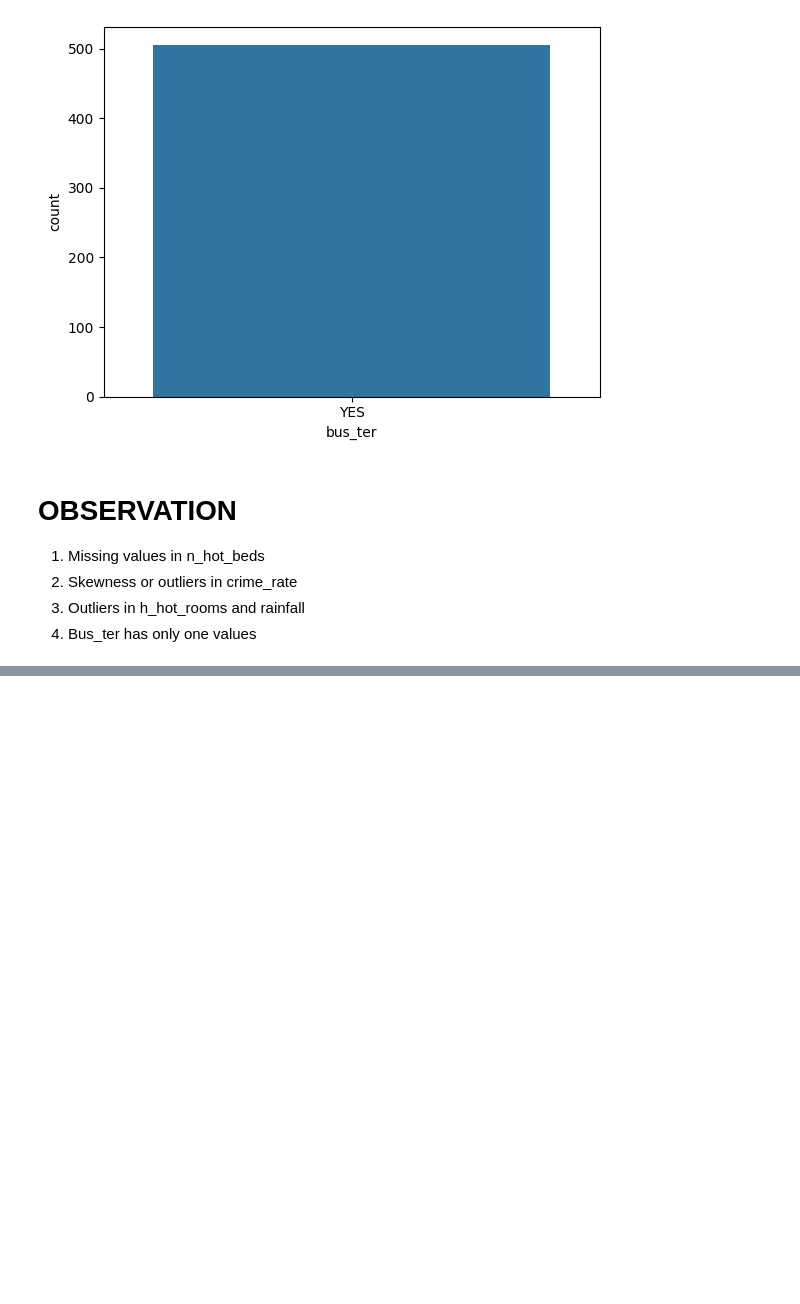
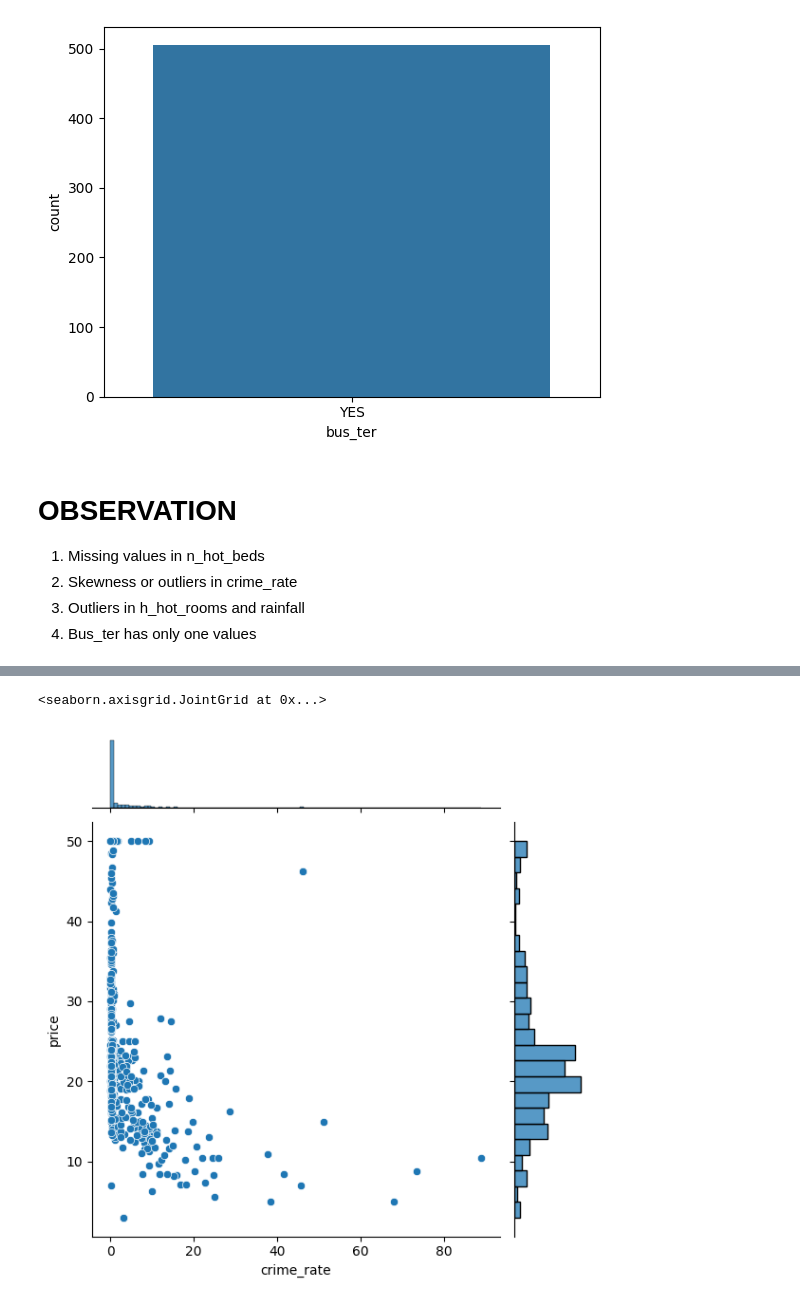
Before and after one commit to Senthil-Riddhish/Data_Analysis_, a Jupyter notebook: house-price-prediction.ipynb, the cells around one changed output, grey strips where cells are left out. Drawn from its saved outputs; the diff is of its cells as text; code cells hidden in the pictures; blank space fills up the shorter version.

```diff
--- a/house-price-prediction.ipynb
+++ b/house-price-prediction.ipynb
@@ -141,0 +165,12 @@ sns.countplot(data=df,x="bus_ter")
+# %%
+upper_n_hot_beds=np.percentile(df["n_hot_rooms"],[99])[0]
+lower_n_hot_beds=np.percentile(df["n_hot_rooms"],[1])[0]
+# %%
+df[df.n_hot_rooms>upper_n_hot_beds]=3*upper_n_hot_beds
+df[df.n_hot_rooms<lower_n_hot_beds]=0.3*lower_n_hot_beds
+# %%
+upper_rainfall=np.percentile(df["rainfall"],[99])[0]
+lower_rainfall=np.percentile(df["rainfall"],[1])[0]
+# %%
+df[df.rainfall>upper_rainfall]=3*upper_rainfall
+df[df.rainfall<lower_rainfall]=0.3*lower_n_hot_beds
@@ -141,0 +189,5 @@ sns.countplot(data=df,x="bus_ter")
+# %%
+sns.jointplot(data=df,x="crime_rate",y="price")
+# %% [output]
+<seaborn.axisgrid.JointGrid at 0x...>
+[figure, added]
```
Also changed, not shown: parts of 4 cells of this notebook.
